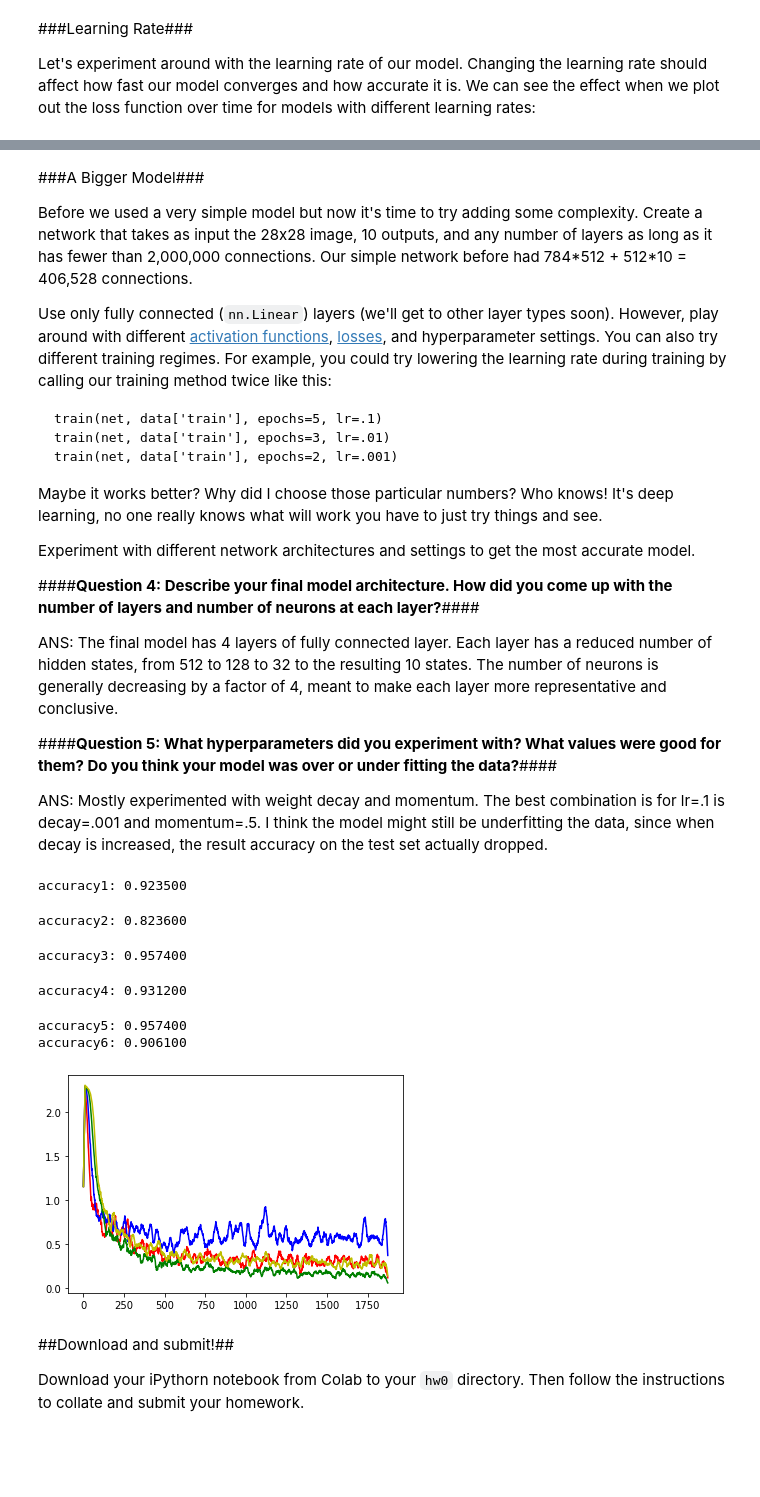
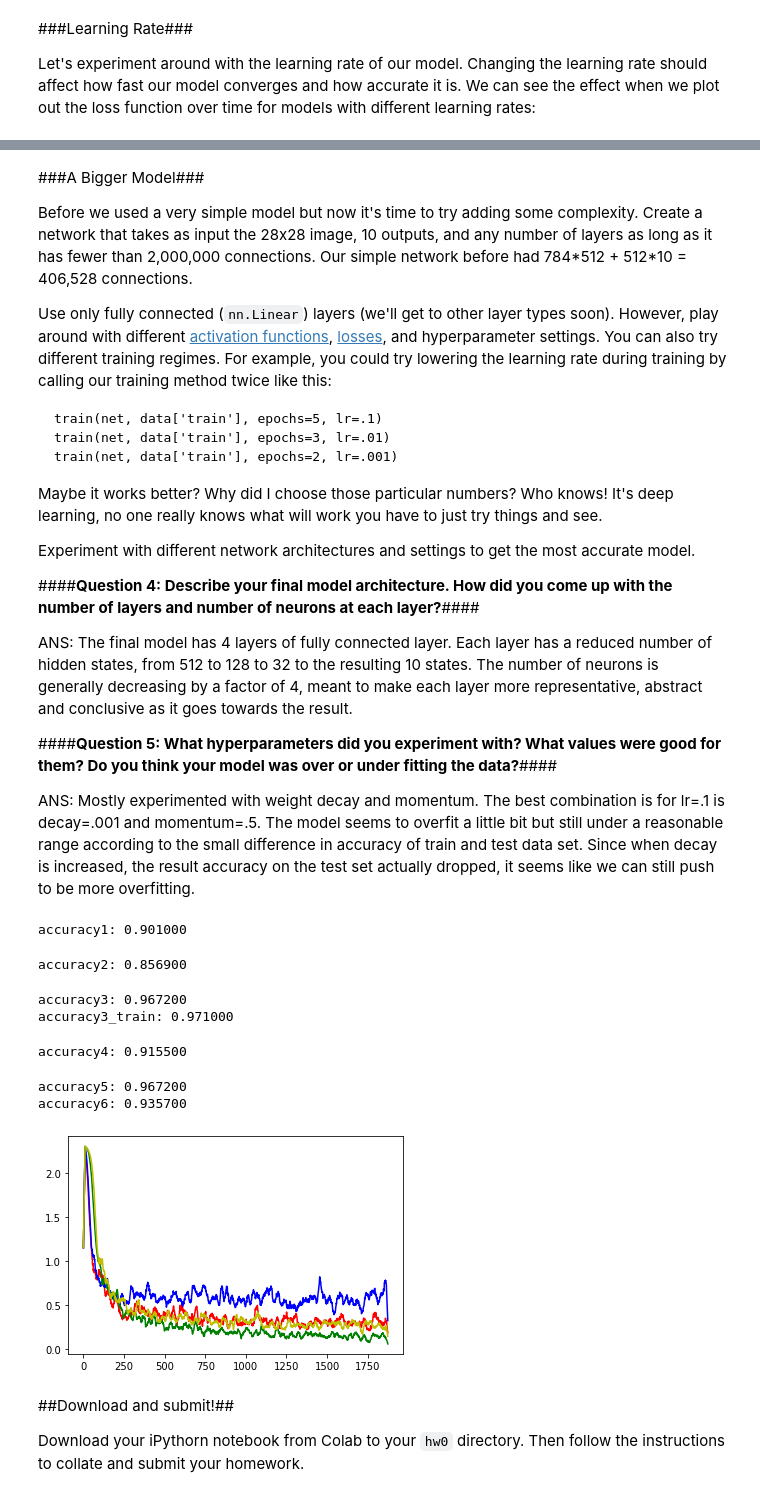
Before and after one commit to yuanwang04/uwnet, a Jupyter notebook: hw0.ipynb, the cells around one changed output, grey strips where cells are left out. Cells and saved outputs as stored; diff of their text form; code cells hidden in the pictures; blank space fills up the shorter version.

```diff
--- a/hw0.ipynb
+++ b/hw0.ipynb
@@ -356,11 +356,11 @@ Experiment with different network architectures and settings to get the most acc
 
 ####**Question 4: Describe your final model architecture. How did you come up with the number of layers and number of neurons at each layer?**####
 
-ANS: The final model has 4 layers of fully connected layer. Each layer has a reduced number of hidden states, from 512 to 128 to 32 to the resulting 10 states. The number of neurons is generally decreasing by a factor of 4, meant to make each layer more representative and conclusive.
+ANS: The final model has 4 layers of fully connected layer. Each layer has a reduced number of hidden states, from 512 to 128 to 32 to the resulting 10 states. The number of neurons is generally decreasing by a factor of 4, meant to make each layer more representative, abstract and conclusive as it goes towards the result.
 
 ####**Question 5: What hyperparameters did you experiment with? What values were good for them? Do you think your model was over or under fitting the data?**####
 
-ANS: Mostly experimented with weight decay and momentum. The best combination is for lr=.1 is decay=.001 and momentum=.5. I think the model might still be underfitting the data, since when decay is increased, the result accuracy on the test set actually dropped.
+ANS: Mostly experimented with weight decay and momentum. The best combination is for lr=.1 is decay=.001 and momentum=.5. The model seems to overfit a little bit but still under a reasonable range according to the small difference in accuracy of train and test data set. Since when decay is increased, the result accuracy on the test set actually dropped, it seems like we can still push to be more overfitting.
 # %%
 #TODO: Write your new model and experiments here
 
@@ -393,40 +393,43 @@ print('accuracy1: %f' % acc1)
 net2 = ExperiNet()
 losses2 = train(net2, data['train'], lr=.1, momentum=.9, decay=.01, verbose=0)
 acc2 = accuracy(net2, data['test'])
 plt.plot(smooth(losses2, 20), 'b-')
 print('accuracy2: %f' % acc2)
 
 net3 = ExperiNet()
 losses3 = train(net3, data['train'], lr=.1, momentum=.5, decay=.001, verbose=0)
 acc3 = accuracy(net3, data['test'])
+acc3_t = accuracy(net3, data['train'])
 plt.plot(smooth(losses3, 20), 'g-')
 print('accuracy3: %f' % acc3)
+print('accuracy3_train: %f' % acc3_t)
 
 net4 = ExperiNet()
 losses4 = train(net4, data['train'], lr=.1, momentum=.5, decay=.01, verbose=0)
 acc4 = accuracy(net4, data['test'])
 plt.plot(smooth(losses4, 20), 'y-')
 print('accuracy4: %f' % acc4)
 
 net5 = ExperiNet()
 losses5 = train(net5, data['train'], lr=.1, momentum=.1, decay=.001, verbose=0)
 acc5 = accuracy(net5, data['test'])
 # plt.plot(smooth(losses5, 20), 'g-')
 print('accuracy5: %f' % acc3)
 
 net6 = ExperiNet()
 losses6 = train(net6, data['train'], lr=.1, momentum=.1, decay=.01, verbose=0)
 acc6 = accuracy(net6, data['test'])
 # plt.plot(smooth(losses6, 20), 'y-')
 print('accuracy6: %f' % acc6)
 # %% [output]
-accuracy1: 0.923500
+accuracy1: 0.901000
-accuracy2: 0.823600
+accuracy2: 0.856900
-accuracy3: 0.957400
+accuracy3: 0.967200
+accuracy3_train: 0.971000
-accuracy4: 0.931200
+accuracy4: 0.915500
-accuracy5: 0.957400
-accuracy6: 0.906100
+accuracy5: 0.967200
+accuracy6: 0.935700
-[figure, old version]
+[figure, new version]
 # %% [markdown]
 ##Download and submit!##
 
```
Also changed, not shown: parts of 7 cells of this notebook, 1 other file.
